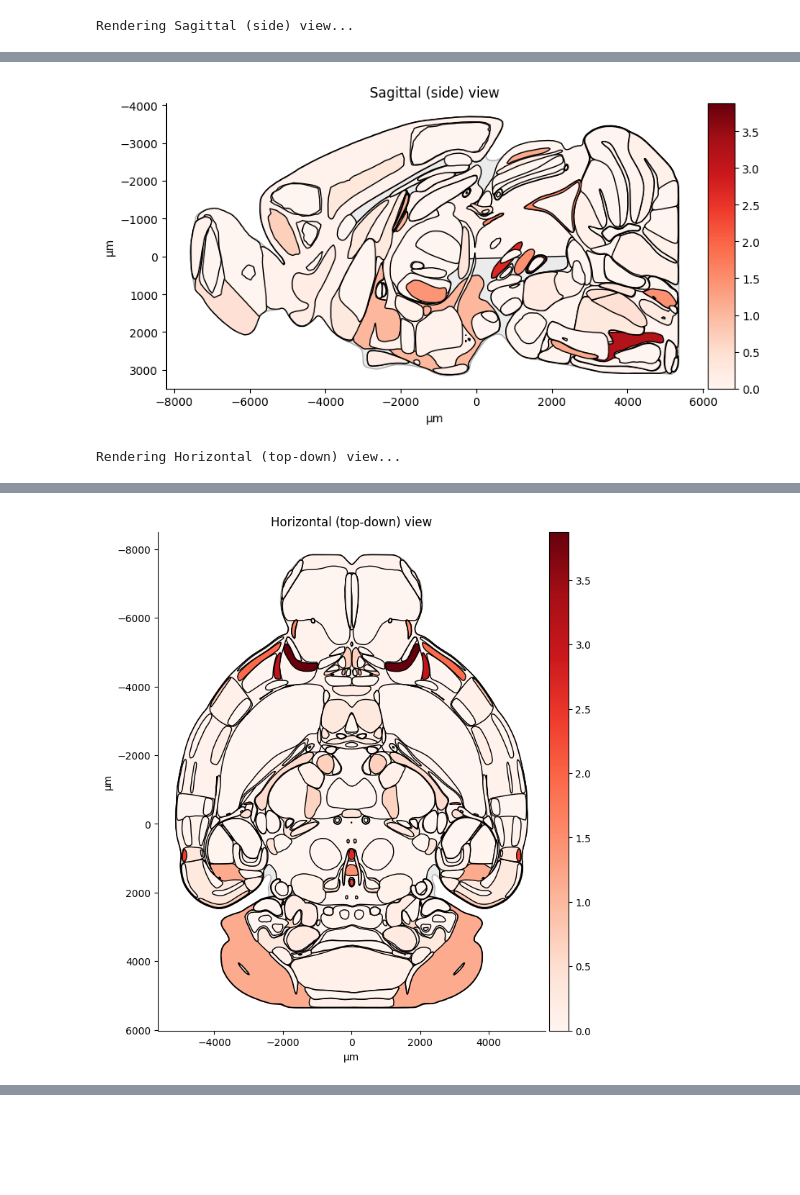
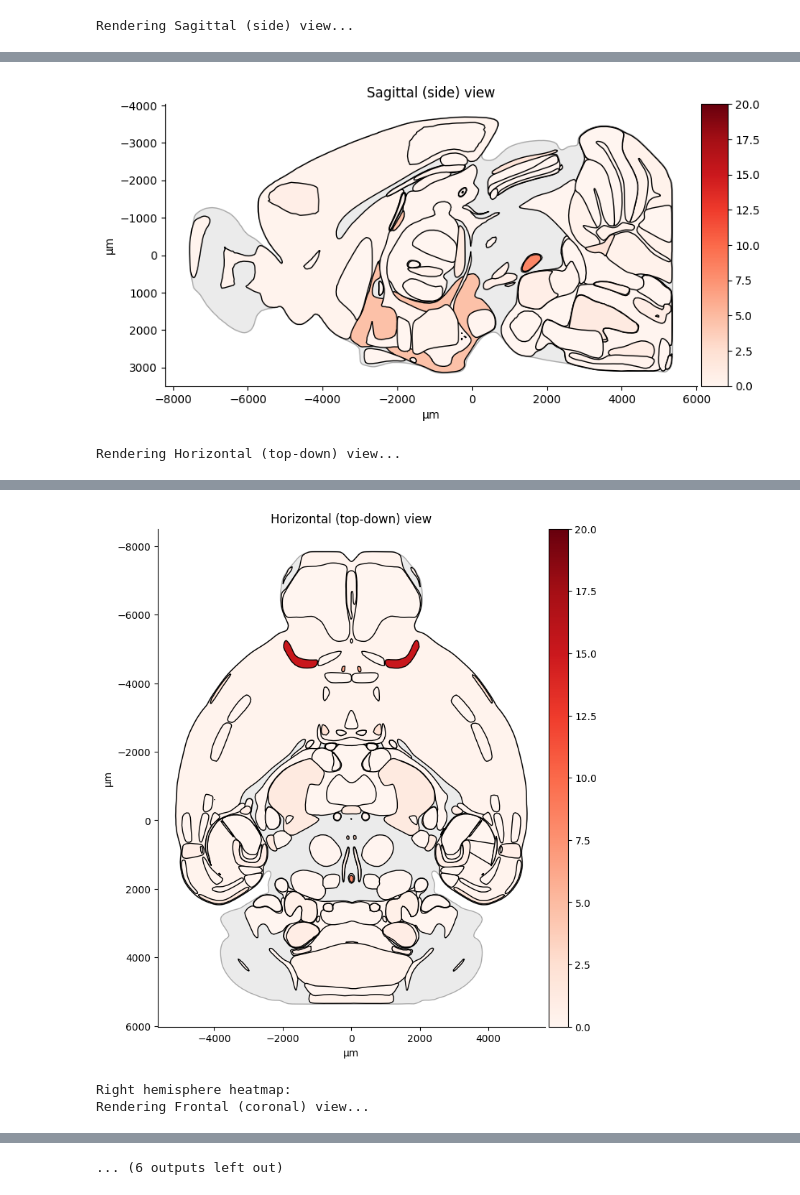
Before and after one commit to c3rry/axonAtlas2, a Jupyter notebook: axonAtlas2_quantification.ipynb, the cells around one changed output, grey strips where cells are left out. Cells and saved outputs as stored; diff of their text form; code cells hidden in the pictures; blank space fills up the shorter version.

Commit message:
Added updated binning method and 2 hemisphere heatmapping

```diff
--- a/axonAtlas2_quantification.ipynb
+++ b/axonAtlas2_quantification.ipynb
@@ -1,6 +1,8 @@
 # %%
 from quantification import calculate_axon_percentage, plot_top_regions, axonDict, volumeExtract, bg_heatmap
-exp_path = r"H:\axonAtlas2\experiments\alpha_2025-06-18_16-19-33"
-volume = volumeExtract(exp_path, mode="skeletonize")
+exp_path = r"D:\axonAtlas2\experiments\beta_2025-09-10_14-45-50"
+#volume = volumeExtract(exp_path, mode="skeletonize")
+volume = r"D:\axonAtlas2\experiments\beta_2025-09-10_14-45-50\combined_top_5_bins_skeletonize.tif"
 print(volume)
+import pandas as pd
 # %% [output]
@@ -73,3 +76,29 @@ Passing `palette` without assigning `hue` is deprecated and will be removed in v
 # %%
-bg_heatmap(values = axon_dict, annotate_regions=False, thickness=20)
+#bg_heatmap(values = axon_dict, annotate_regions=False, thickness=20)
+
+# Only keep left hemisphere regions
+#left_axon_dict = {k: v for k, v in axon_dict.items() if k.endswith('_L')}
+
+#bg_heatmap(values=left_axon_dict, annotate_regions=False, thickness=20, vmin =0, vmax=20)
+
+# --- Split DataFrame into left and right hemisphere dictionaries ---
+left_dict = {}
+right_dict = {}
+
+for _, row in df.iterrows():
+    # Remove '_left' and '_right' suffix for compatibility with BrainGlobe acronyms
+    if row['hemisphere'] == 'Left':
+        base_acronym = row['acronym'].replace('_left', '')
+        left_dict[base_acronym] = row['percentage']
+    elif row['hemisphere'] == 'Right':
+        base_acronym = row['acronym'].replace('_right', '')
+        right_dict[base_acronym] = row['percentage']
+
+# --- Visualize left hemisphere ---
+print("Left hemisphere heatmap:")
+bg_heatmap(values=left_dict, vmin=0, vmax=20, annotate_regions=False, thickness=20)
+
+# --- Visualize right hemisphere ---
+print("Right hemisphere heatmap:")
+bg_heatmap(values=right_dict, vmin=0, vmax=20, annotate_regions=False, thickness=20)
 # %% [output]
@@ -79,6 +109,8 @@ Rendering Frontal (coronal) view...
 Rendering Sagittal (side) view...
 [interactive output not drawn]
-[figure, old version]
+[figure, new version]
 Rendering Horizontal (top-down) view...
 [interactive output not drawn]
-[figure, old version]
+[figure, new version]
+Right hemisphere heatmap:
+Rendering Frontal (coronal) view...
@@ -84,0 +119 @@ Rendering Horizontal (top-down) view...
+... (6 outputs left out)
```
Also changed, not shown: parts of 6 cells of this notebook.
